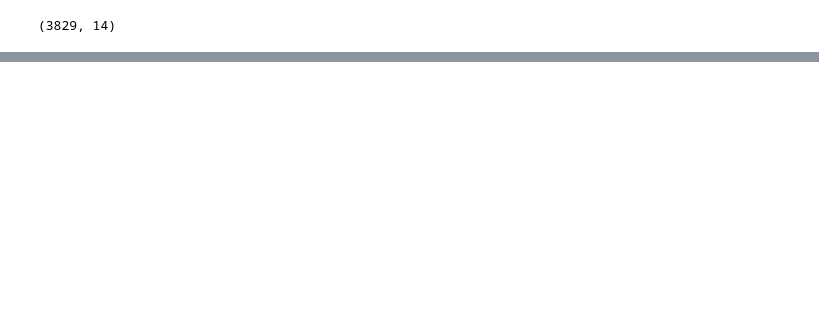
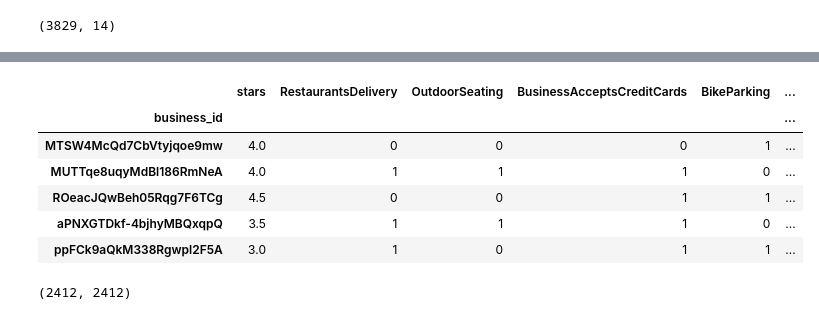
Before and after one commit to poolkit/Hybrid-Restaurant-Recommender, a Jupyter notebook: notebooks/ContentBased_filtering.ipynb, the cells around one changed output, grey strips where cells are left out. Cells and saved outputs as stored; diff of their text form; code cells hidden in the pictures; blank space fills up the shorter version.

Commit message:
similarity score calculated

```diff
--- a/notebooks/ContentBased_filtering.ipynb
+++ b/notebooks/ContentBased_filtering.ipynb
@@ -159,0 +316,16 @@ q
+# %%
+business_attributes = pd.concat([business_attributes, tfidf_category], axis=1)
+# %%
+business_attributes.drop('categories',axis=1,inplace=True)
+# %%
+business_attributes.set_index('business_id',inplace=True)
+# %%
+business_attributes.head()
+# %% [output]
+|  | stars | RestaurantsDelivery | OutdoorSeating | BusinessAcceptsCreditCards | BikeParking | ... |
+| business_id |  |  |  |  |  | ... |
+| MTSW4McQd7CbVtyjqoe9mw | 4.0 | 0 | 0 | 0 | 1 | ... |
+| MUTTqe8uqyMdBl186RmNeA | 4.0 | 1 | 1 | 1 | 0 | ... |
+| ROeacJQwBeh05Rqg7F6TCg | 4.5 | 0 | 0 | 1 | 1 | ... |
+| aPNXGTDkf-4bjhyMBQxqpQ | 3.5 | 1 | 1 | 1 | 0 | ... |
+| ppFCk9aQkM338Rgwpl2F5A | 3.0 | 1 | 0 | 1 | 1 | ... |
@@ -159,0 +334,4 @@ q
+# %%
+similarity_scores.shape
+# %% [output]
+(2412, 2412)
```
Also changed, not shown: parts of 51 cells of this notebook, 1 other file.
